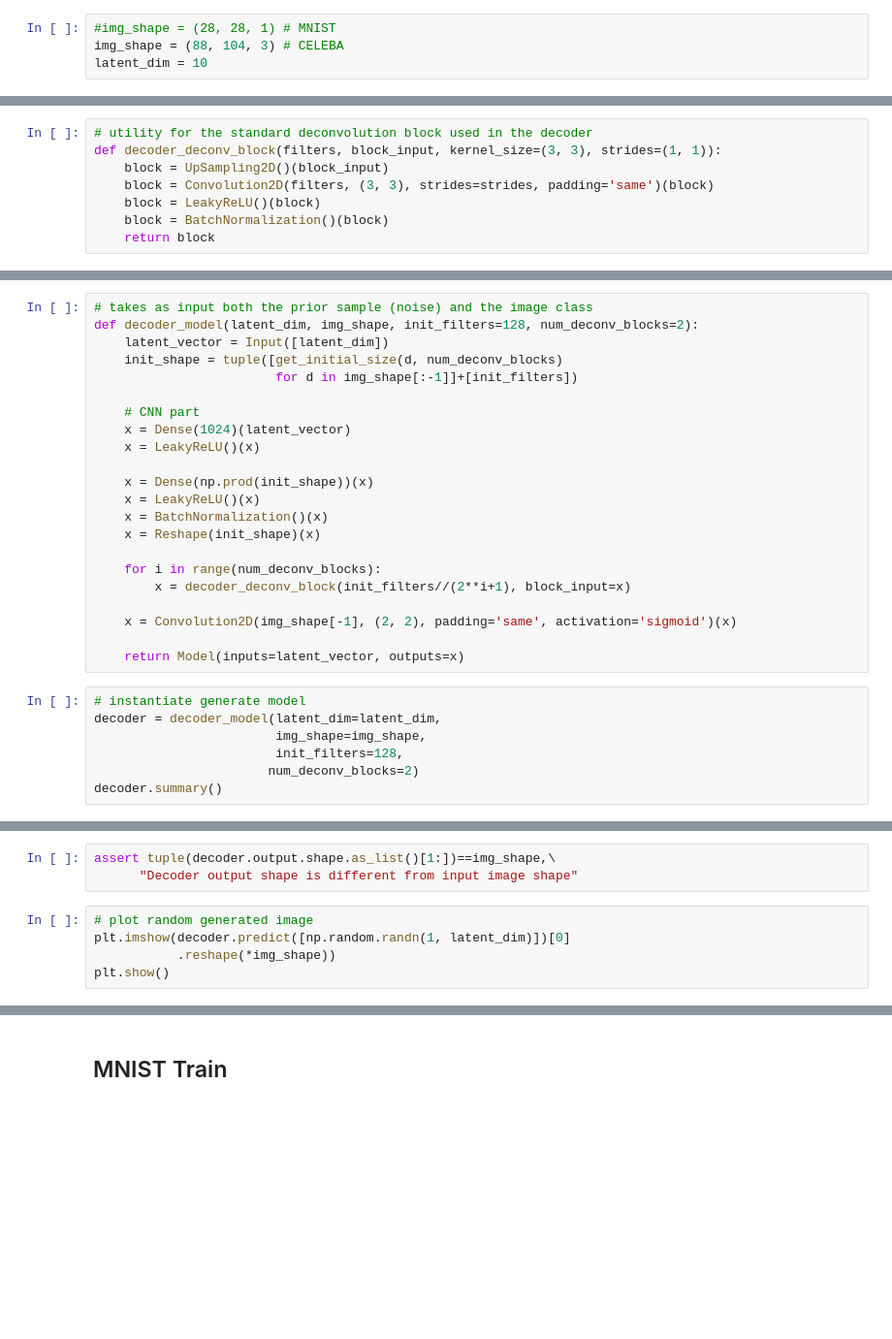
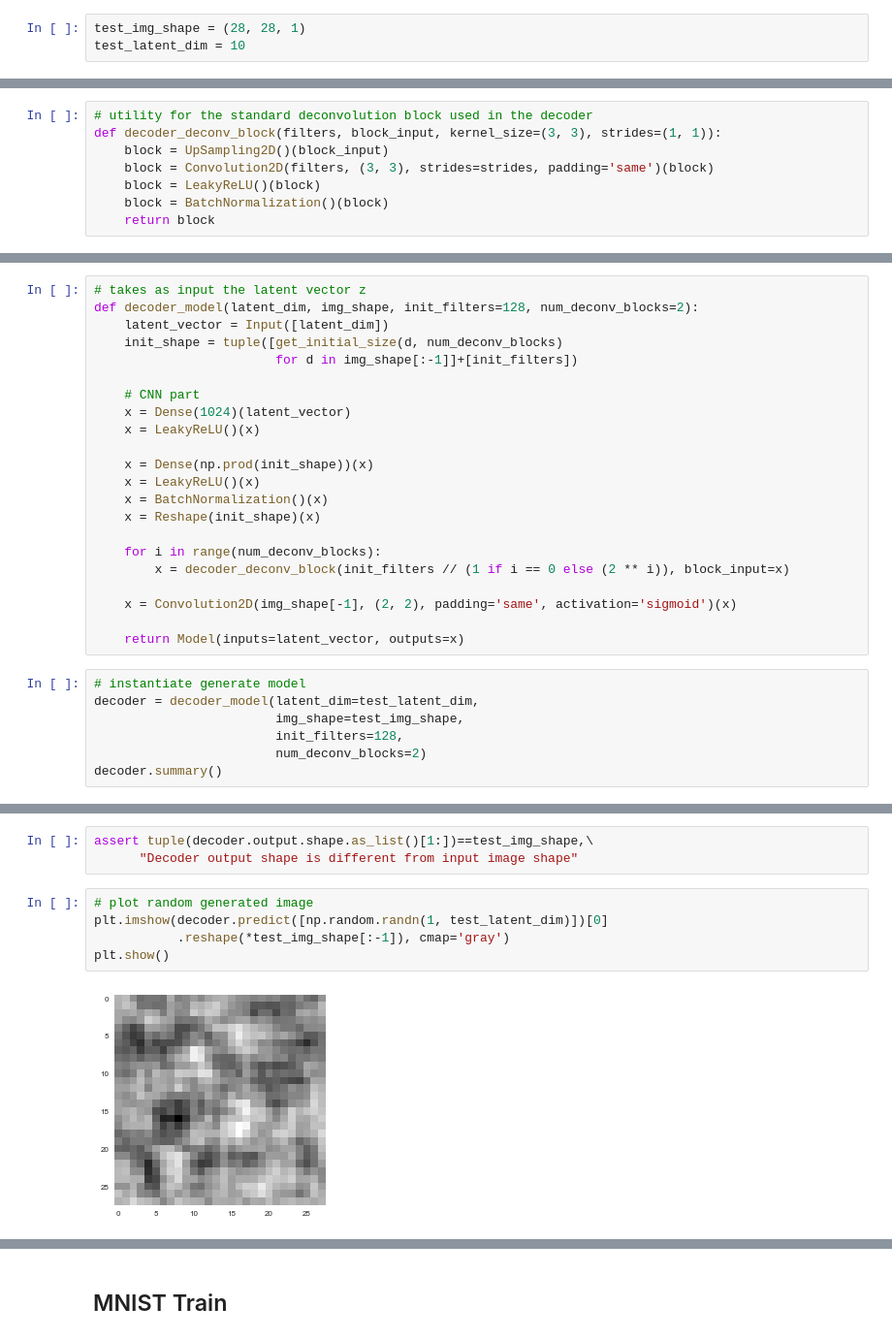
Before and after one commit to 5agado/data-science-learning, a Jupyter notebook: deep learning/Autoencoders.ipynb, the cells around one changed output, grey strips where cells are left out. Shown: that part at 97% size. Cells and saved outputs as stored; diff of their text form; blank space fills up the shorter version.

```diff
--- a/deep learning/Autoencoders.ipynb
+++ b/deep learning/Autoencoders.ipynb
@@ -168,7 +182,6 @@ from keras import objectives
-# %%
-#img_shape = (28, 28, 1) # MNIST
-img_shape = (88, 104, 3) # CELEBA
-latent_dim = 10
+# %%
+test_img_shape = (28, 28, 1)
+test_latent_dim = 10
 # %% [markdown]
 ## Encoder
 # %%
@@ -217,7 +259,7 @@ def get_initial_size(final_size, num_deconv_blocks, factor=2):
                                 num_deconv_blocks-1,
                                 factor=factor)
 # %%
-# takes as input both the prior sample (noise) and the image class
+# takes as input the latent vector z
 def decoder_model(latent_dim, img_shape, init_filters=128, num_deconv_blocks=2):
     latent_vector = Input([latent_dim])
     init_shape = tuple([get_initial_size(d, num_deconv_blocks)
@@ -233,15 +275,15 @@ def decoder_model(latent_dim, img_shape, init_filters=128, num_deconv_blocks=2):
     x = Reshape(init_shape)(x)
 
     for i in range(num_deconv_blocks):
-        x = decoder_deconv_block(init_filters//(2**i+1), block_input=x)
+        x = decoder_deconv_block(init_filters // (1 if i == 0 else (2 ** i)), block_input=x)
 
     x = Convolution2D(img_shape[-1], (2, 2), padding='same', activation='sigmoid')(x)
 
     return Model(inputs=latent_vector, outputs=x)
 # %%
 # instantiate generate model
-decoder = decoder_model(latent_dim=latent_dim,
-                        img_shape=img_shape,
+decoder = decoder_model(latent_dim=test_latent_dim,
+                        img_shape=test_img_shape,
                         init_filters=128,
-                       num_deconv_blocks=2)
+                        num_deconv_blocks=2)
 decoder.summary()
@@ -248,9 +308,11 @@ decoder.summary()
 # %%
-assert tuple(decoder.output.shape.as_list()[1:])==img_shape,\
+assert tuple(decoder.output.shape.as_list()[1:])==test_img_shape,\
       "Decoder output shape is different from input image shape"
 # %%
 # plot random generated image
-plt.imshow(decoder.predict([np.random.randn(1, latent_dim)])[0]
-           .reshape(*img_shape))
+plt.imshow(decoder.predict([np.random.randn(1, test_latent_dim)])[0]
+           .reshape(*test_img_shape[:-1]), cmap='gray')
 plt.show()
+# %% [output]
+[figure, added]
 # %% [markdown]
```
Also changed, not shown: parts of 53 cells of this notebook, 1 other file.
